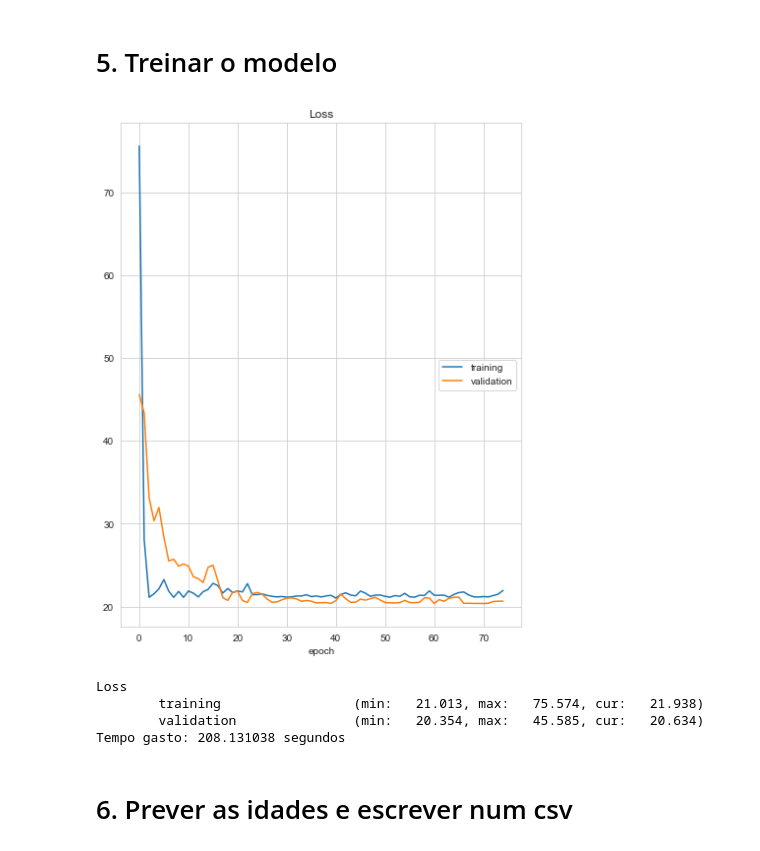
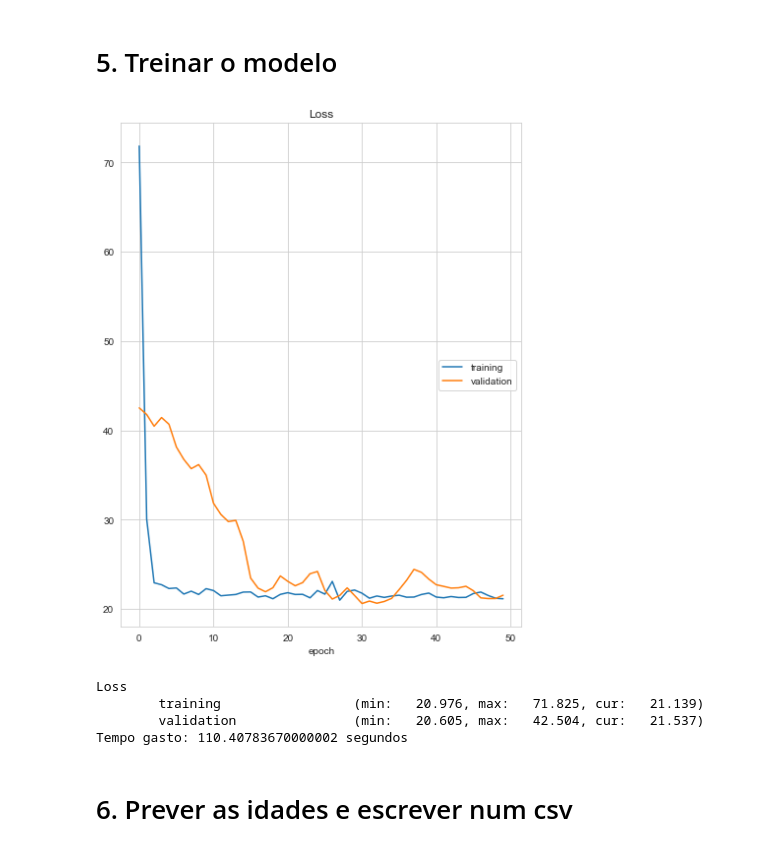
Before and after one commit to 154Nacho/DL, a Jupyter notebook: projeto_1d.ipynb, the cells around one changed output. Saved outputs shown, nothing was run; the diff lists cells and outputs as text; code cells hidden in the pictures.

```diff
--- a/projeto_1d.ipynb
+++ b/projeto_1d.ipynb
@@ -438,7 +438,7 @@ class CNNModel_1(Module):
         kaiming_uniform_(self.fc1.weight, nonlinearity='relu')
         self.act1 = ReLU()
         self.fc2 = Linear(in_features=512, out_features=128)
-        kaiming_uniform_(self.fc2.weight)
+        kaiming_uniform_(self.fc2.weight, nonlinearity='relu')
         self.act2 = ReLU()
         self.fc3 = Linear(in_features=128, out_features=1)
         xavier_uniform_(self.fc3.weight)
@@ -599,23 +599,23 @@ def train_model(h5_file, train_dl, val_dl, model, criterion, optimizer):
 # %%
 #model = model = torch.load('CNNModel_1.pth')
 model = model = CNNModel_1()
 
 print(summary(model, input_size=(BATCH_SIZE, 1,8100), verbose=0))
 model.to(device)
-EPOCHS = 75
+EPOCHS = 50
 LEARNING_RATE = 0.01
 criterion = L1Loss()
 optimizer = Adam(model.parameters(), lr=LEARNING_RATE)
 starttime = time.perf_counter()
 train_model('CNNModel_1.pth', train_dl, val_dl, model, criterion, optimizer)
 endtime = time.perf_counter()
 print(f"Tempo gasto: {endtime - starttime} segundos")
 # %% [output]
-[figure, old version]
+[figure, new version]
 Loss
-        training                 (min:   21.013, max:   75.574, cur:   21.938)
-        validation               (min:   20.354, max:   45.585, cur:   20.634)
-Tempo gasto: 208.131038 segundos
+        training                 (min:   20.976, max:   71.825, cur:   21.139)
+        validation               (min:   20.605, max:   42.504, cur:   21.537)
+Tempo gasto: 110.40783670000002 segundos
 # %%
 #model = torch.load('MLPModel.pth')
 model = MLP(8100)
```
Also changed, not shown: parts of 3 cells of this notebook, 3 other files.
